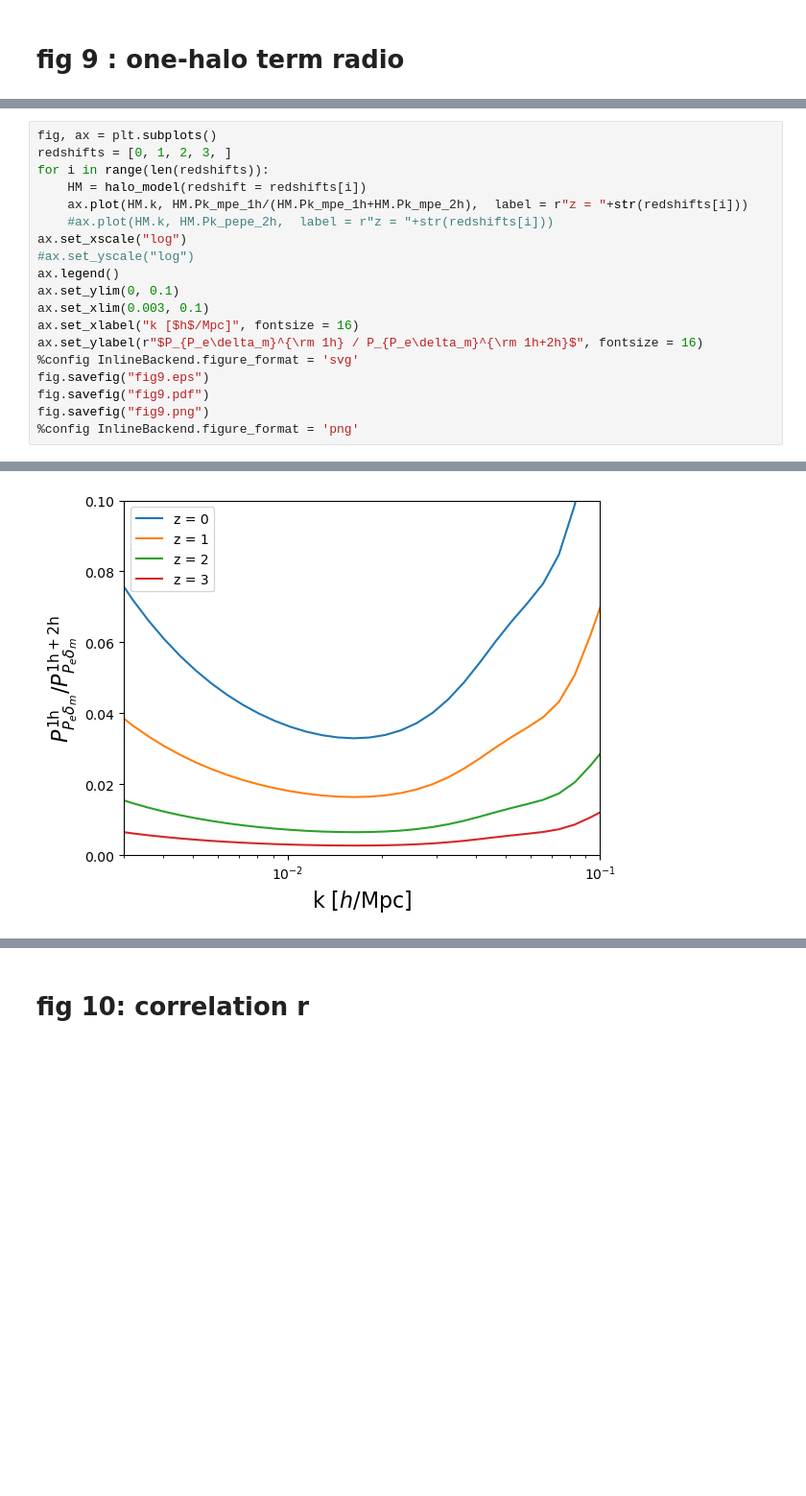
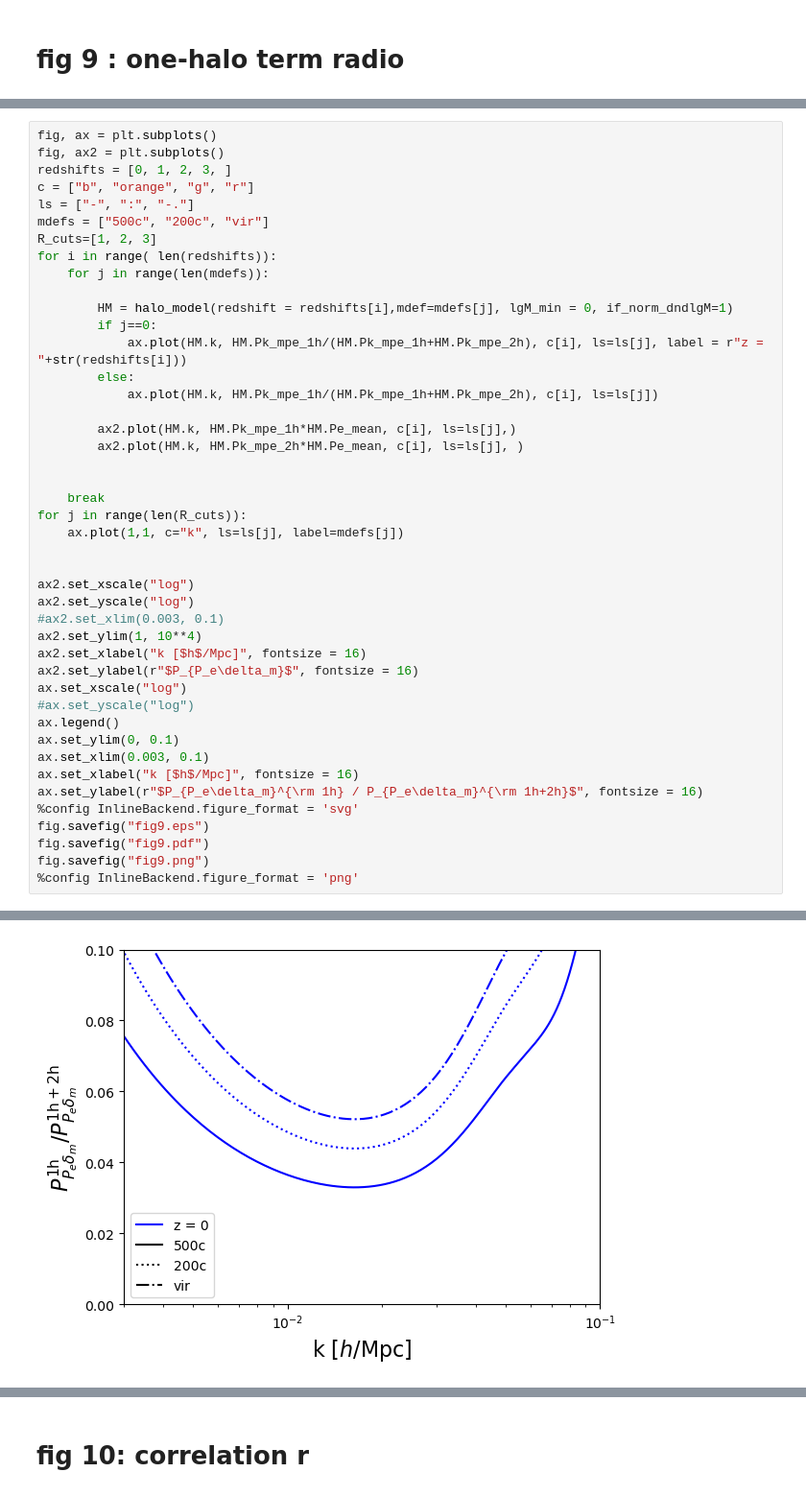
Before and after one commit to ziyangchen-cn/paper_tSZ_LSS, a Jupyter notebook: Figures.ipynb, the cells around one changed output, grey strips where cells are left out. Shown at 96% size. Cells and saved outputs as stored; diff of their text form; blank space fills up the shorter version.

```diff
--- a/Figures.ipynb
+++ b/Figures.ipynb
@@ -755,10 +1116,35 @@ The PostScript backend does not support transparency; partially transparent arti
 # %%
 fig, ax = plt.subplots()
+fig, ax2 = plt.subplots()
 redshifts = [0, 1, 2, 3, ]
-for i in range(len(redshifts)):
-    HM = halo_model(redshift = redshifts[i])
-    ax.plot(HM.k, HM.Pk_mpe_1h/(HM.Pk_mpe_1h+HM.Pk_mpe_2h),  label = r"z = "+str(redshifts[i]))
-    #ax.plot(HM.k, HM.Pk_pepe_2h,  label = r"z = "+str(redshifts[i]))
+c = ["b", "orange", "g", "r"]
+ls = ["-", ":", "-."]
+mdefs = ["500c", "200c", "vir"]
+R_cuts=[1, 2, 3]
+for i in range( len(redshifts)):
+    for j in range(len(mdefs)):
+
+        HM = halo_model(redshift = redshifts[i],mdef=mdefs[j], lgM_min = 0, if_norm_dndlgM=1)
+        if j==0:
+            ax.plot(HM.k, HM.Pk_mpe_1h/(HM.Pk_mpe_1h+HM.Pk_mpe_2h), c[i], ls=ls[j], label = r"z = "+str(redshifts[i]))
+        else:
+            ax.plot(HM.k, HM.Pk_mpe_1h/(HM.Pk_mpe_1h+HM.Pk_mpe_2h), c[i], ls=ls[j])
+
+        ax2.plot(HM.k, HM.Pk_mpe_1h*HM.Pe_mean, c[i], ls=ls[j],)
+        ax2.plot(HM.k, HM.Pk_mpe_2h*HM.Pe_mean, c[i], ls=ls[j], )
+
+
+    break
+for j in range(len(R_cuts)):
+    ax.plot(1,1, c="k", ls=ls[j], label=mdefs[j])
+
+
+ax2.set_xscale("log")
+ax2.set_yscale("log")
+#ax2.set_xlim(0.003, 0.1)
+ax2.set_ylim(1, 10**4)
+ax2.set_xlabel("k [$h$/Mpc]", fontsize = 16)
+ax2.set_ylabel(r"$P_{P_e\delta_m}$", fontsize = 16)
 ax.set_xscale("log")
 #ax.set_yscale("log")
 ax.legend()
@@ -776 +1167 @@ The PostScript backend does not support transparency; partially transparent arti
-[figure, old version]
+[figure, new version]
```
Also changed, not shown: parts of 9 cells of this notebook, 5 other files.
